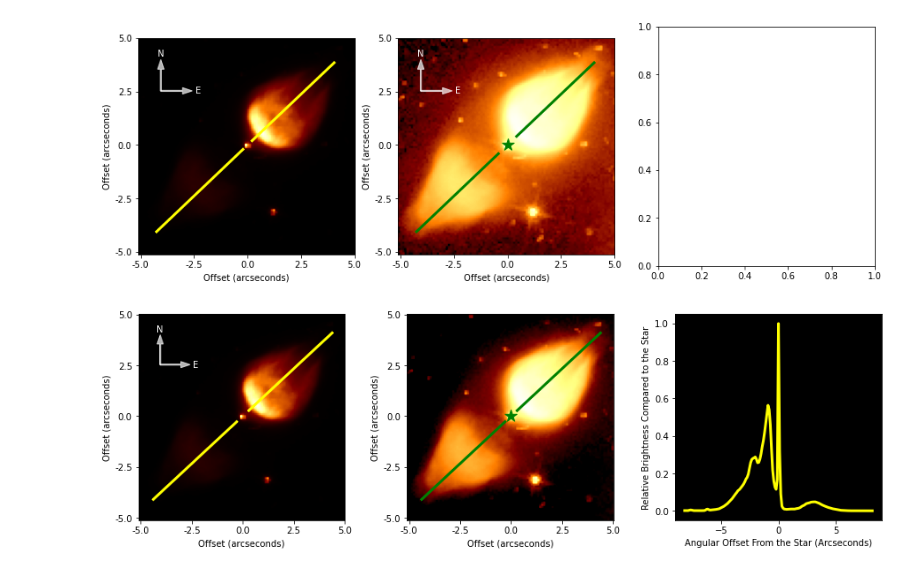
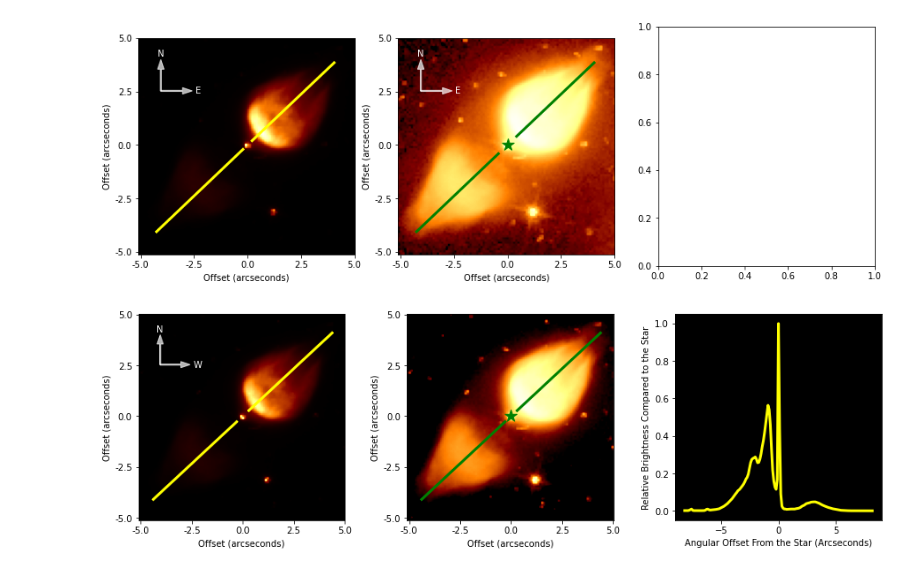
Before and after one commit to yunqibillyli/Project-Bipolar, a Jupyter notebook: Image Reader.ipynb, the cells around one changed output. Cells and saved outputs as stored; diff of their text form; code cells hidden in the pictures.

```diff
--- a/Image Reader.ipynb
+++ b/Image Reader.ipynb
@@ -426,7 +426,7 @@ axes[0].text(10, 80 + arrow_length + 1, 'N', color = 'white', ha = 'center')
 
 # Arrow for east (right)
 axes[0].arrow(10, 75, arrow_length, 0, color = 'white', width = 0.5, head_width = 3, alpha = 0.7)
-axes[0].text(15 + arrow_length + 1, 75, 'E', color = 'white', va = 'center')
+axes[0].text(15 + arrow_length + 1, 75, 'W', color = 'white', va = 'center')
 
 axes[1].imshow(data[980 - 50 : 980 + 50, 1459 - 50 : 1459 + 50], norm = c.LogNorm(vmin = data.max() / 1000), cmap = 'afmhot', origin = 'lower')
 # axes[1].plot([start_x, end_x], [start_y, end_y], color = 'yellow', linewidth = 3)
@@ -442,37 +442,37 @@ axes[1].text(10, 80 + arrow_length + 1, 'N', color = 'black', ha = 'center')
 
 # Arrow for east (right)
 axes[1].arrow(10, 75, arrow_length, 0, color = 'black', width = 0.5, head_width = 3, alpha = 0.7)
-axes[1].text(15 + arrow_length + 1, 75, 'E', color = 'black', va = 'center')
+axes[1].text(15 + arrow_length + 1, 75, 'W', color = 'black', va = 'center')
 
 axes[1].scatter(50, 50, marker = '*', color = 'green', s = 200)
 
 angular_size = 8.175
 
 start_x = 100 + np.cos(angle_degrees * np.pi / 180) * angular_size / 0.1013
 end_x = 100 - np.cos(angle_degrees * np.pi / 180) * angular_size / 0.1013
 start_y = 100 + np.sin(angle_degrees * np.pi / 180) * angular_size / 0.1013
 end_y = 100 - np.sin(angle_degrees * np.pi / 180) * angular_size / 0.1013
 
 y_hst = skimage.measure.profile_line(data[980 - 100 : 980 + 100, 1459 - 100 : 1459 + 100], [start_x, start_y], [end_x, end_y], linewidth = 3)
 x_hst = np.linspace(-(len(y_hst) - 1) / 2 *  0.1013, (len(y_hst) - 1) / 2 *  0.1013, len(y_hst))
 y_hst = np.delete(y_hst, int(len(y_hst) / 2))
 y_hst = np.insert(y_hst, int(len(y_hst) / 2), star)
 x_hst = np.delete(x_hst, int(len(y_hst) / 2))
 x_hst = np.insert(x_hst, int(len(y_hst) / 2), 0)
 
 normalizedYHST = y_hst / np.max(np.nan_to_num(np.array(y_hst, dtype = float)))
 axes[2].plot(x_hst, normalizedYHST, color = 'yellow', alpha = 1, linewidth = 3, label = 'HST')
 
 axes[2].set_aspect(np.amax(x_hst) * 2)
 axes[2].set_xlabel('Angular Offset From the Star (Arcseconds)')
 axes[2].set_ylabel('Relative Brightness Compared to the Star')
 axes[2].set_facecolor('black')
 
 plt.subplots_adjust(wspace = 0.3)
 
 # Save the combined plot
 plt.savefig('HST M1-92-combined', dpi = 100)
 # %% [output]
-[figure, old version]
+[figure, new version]
 # %%
 # END
```
Also changed, not shown: parts of 1 cell of this notebook, 7 other files.
